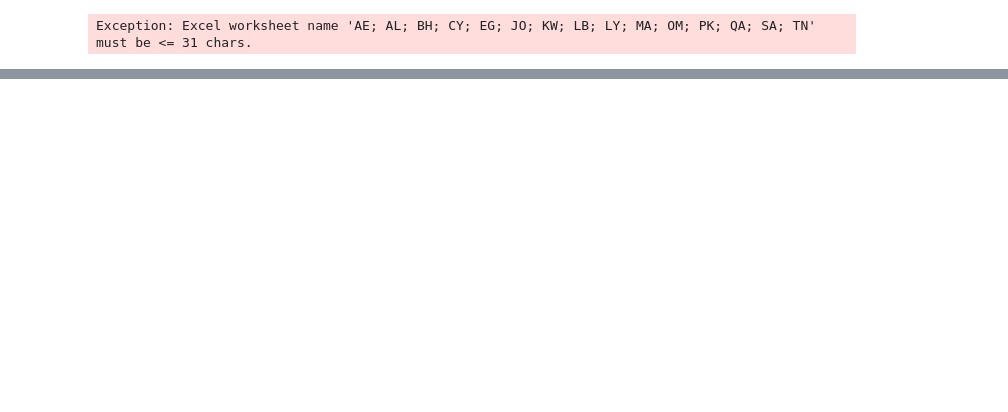
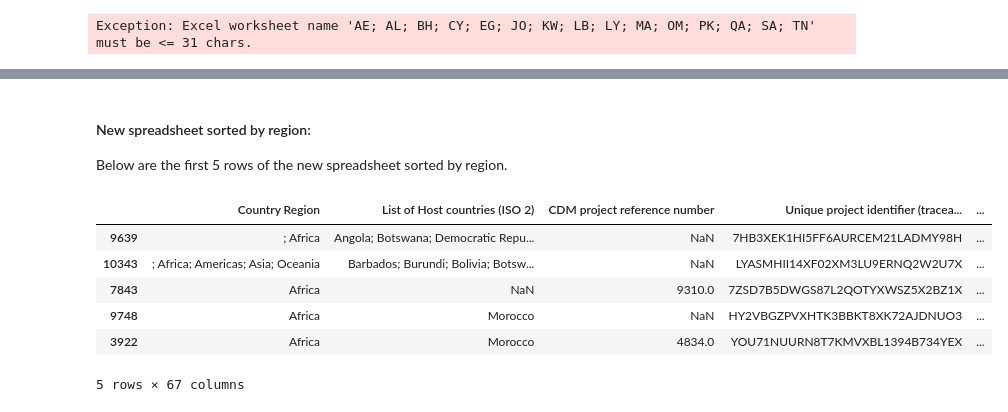
Before and after one commit to pamelot317/Carbon-Market, a Jupyter notebook: CDM-projects.ipynb, the cells around one changed output, grey strips where cells are left out. Drawn from its saved outputs; the diff is of its cells as text; code cells hidden in the pictures; blank space fills up the shorter version.

```diff
--- a/CDM-projects.ipynb
+++ b/CDM-projects.ipynb
@@ -282,6 +341,19 @@ writer.save()
 project_region = project_country.sort_values('Country Region')
 cols = ['Country Region']  + [col for col in project_country if col != 'Country Region']
 project_region = project_region[cols]
+# %% [markdown]
+#### New spreadsheet sorted by region:
+Below are the first 5 rows of the new spreadsheet sorted by region.
+# %%
+project_region.head()
+# %% [output]
+|  | Country Region | List of Host countries (ISO 2) | CDM project reference number | Unique project identifier (tracea... | ... |
+| 9639 | ; Africa | Angola; Botswana; Democratic Repu... | NaN | 7HB3XEK1HI5FF6AURCEM21LADMY98H | ... |
+| 10343 | ; Africa; Americas; Asia; Oceania | Barbados; Burundi; Bolivia; Botsw... | NaN | LYASMHII14XF02XM3LU9ERNQ2W2U7X | ... |
+| 7843 | Africa | NaN | 9310.0 | 7ZSD7B5DWGS87L2QOTYXWSZ5X2BZ1X | ... |
+| 9748 | Africa | Morocco | NaN | HY2VBGZPVXHTK3BBKT8XK72AJDNUO3 | ... |
+| 3922 | Africa | Morocco | 4834.0 | YOU71NUURN8T7KMVXBL1394B734YEX | ... |
+5 rows × 67 columns
 # %%
 # Create a Pandas Excel writer using XlsxWriter as the engine.
 writer = pd.ExcelWriter('cdm_projects_region.xlsx', engine='xlsxwriter')
```
Also changed, not shown: parts of 7 cells of this notebook.
